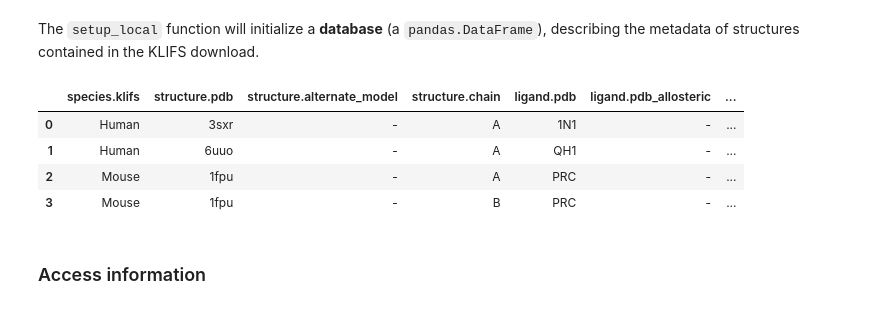
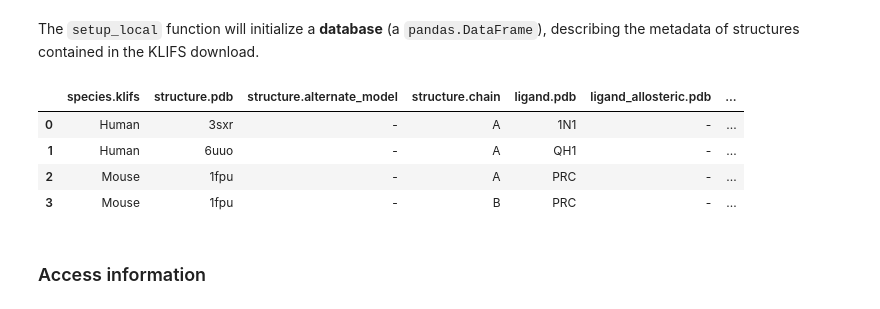
Before and after one commit to volkamerlab/opencadd, a Jupyter notebook: docs/tutorials/databases_klifs.ipynb, the cells around one changed output. Drawn from its saved outputs; the diff is of its cells as text; code cells hidden in the pictures.

Commit message:
Update KLIFS tutorial

```diff
--- a/docs/tutorials/databases_klifs.ipynb
+++ b/docs/tutorials/databases_klifs.ipynb
@@ -83,9 +83,9 @@ INFO:opencadd.databases.klifs.api:Local session is ready!
 # %% [markdown]
 The `setup_local` function will initialize a __database__ (a `pandas.DataFrame`), describing the metadata of structures contained in the KLIFS download.
 # %%
-local.database
+local._database
 # %% [output]
-|  | species.klifs | structure.pdb | structure.alternate_model | structure.chain | ligand.pdb | ligand.pdb_allosteric | ... |
+|  | species.klifs | structure.pdb | structure.alternate_model | structure.chain | ligand.pdb | ligand_allosteric.pdb | ... |
 | 0 | Human | 3sxr | - | A | 1N1 | - | ... |
 | 1 | Human | 6uuo | - | A | QH1 | - | ... |
 | 2 | Mouse | 1fpu | - | A | PRC | - | ... |
```
Also changed, not shown: parts of 5 cells of this notebook.
